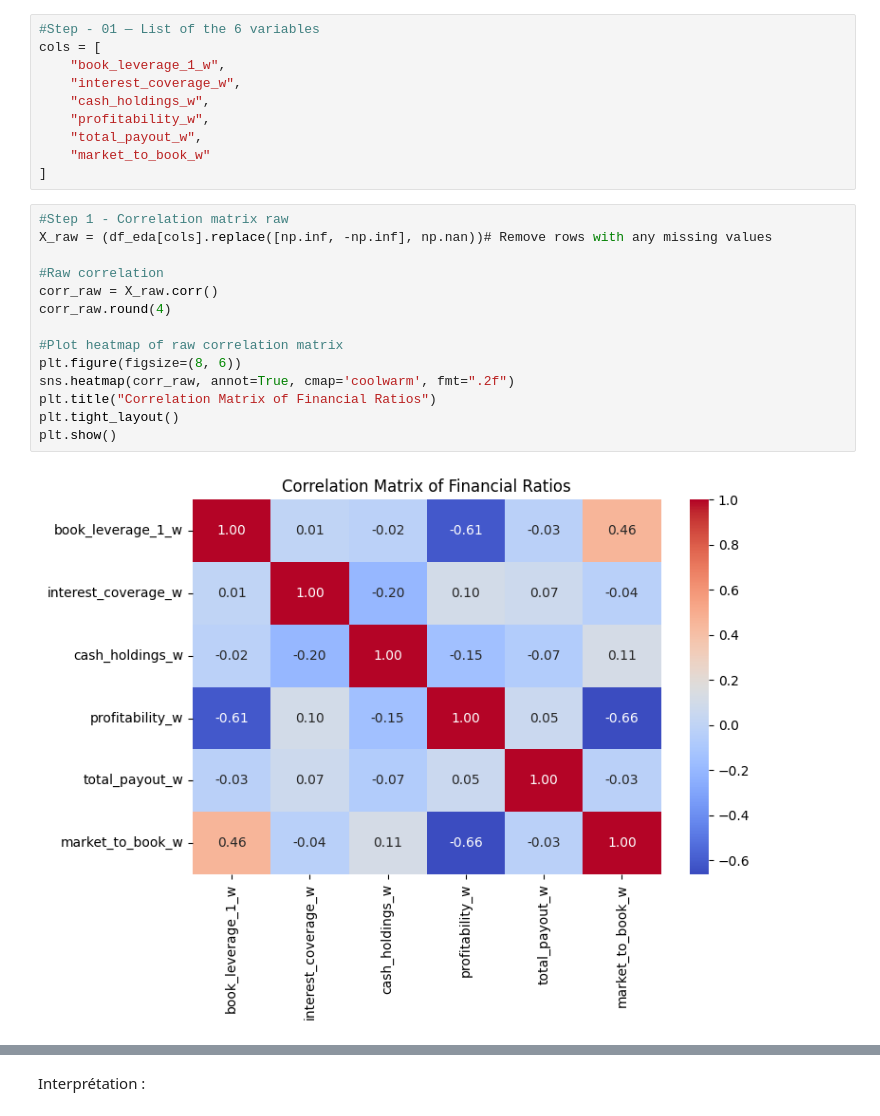
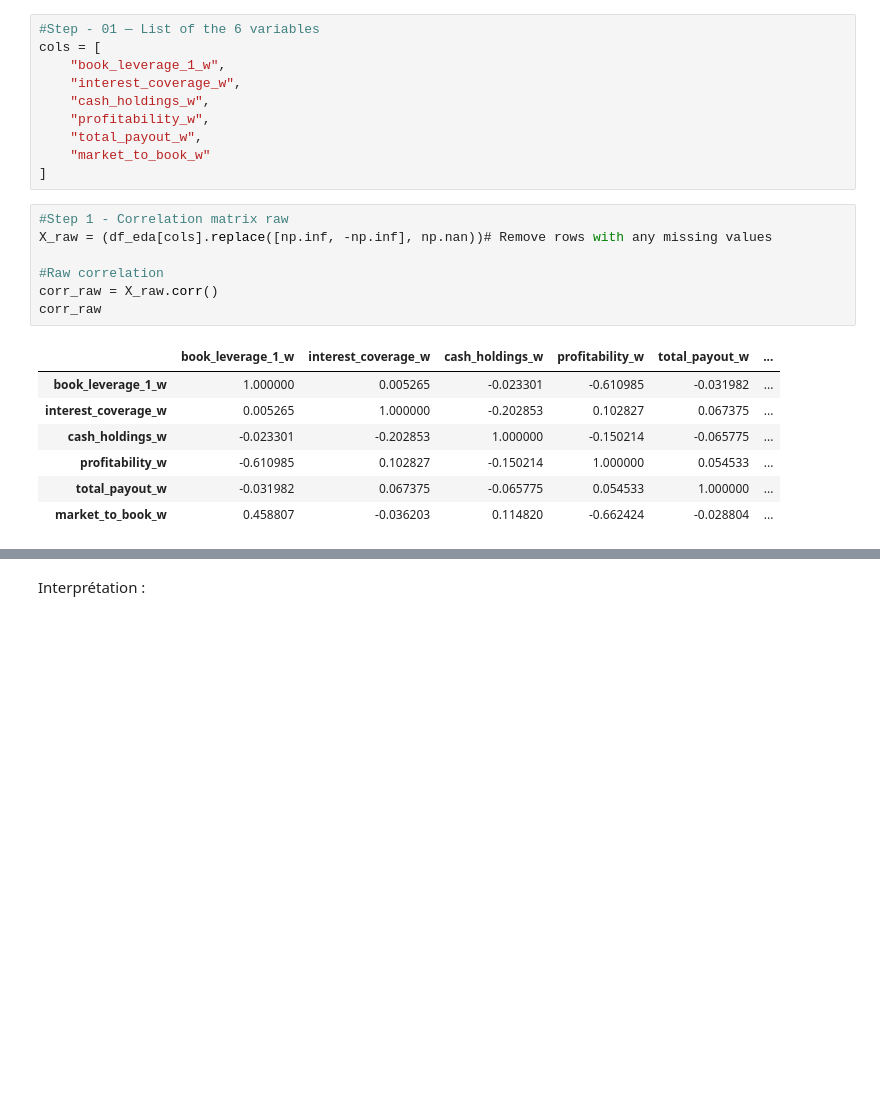
Before and after one commit to NguQLT/Applied-Corporate-Finance-Hw1, a Jupyter notebook: Homework 1 Compustat and its Perils.ipynb, the cells around one changed output, grey strips where cells are left out. Drawn from its saved outputs; the diff is of its cells as text; blank space fills up the shorter version.

```diff
--- a/Homework 1 Compustat and its Perils.ipynb
+++ b/Homework 1 Compustat and its Perils.ipynb
@@ -594,19 +529,18 @@ cols = [
 # %%
 #Step 1 - Correlation matrix raw
 X_raw = (df_eda[cols].replace([np.inf, -np.inf], np.nan))# Remove rows with any missing values
 
 #Raw correlation
 corr_raw = X_raw.corr()
-corr_raw.round(4)
-
-#Plot heatmap of raw correlation matrix
-plt.figure(figsize=(8, 6))
-sns.heatmap(corr_raw, annot=True, cmap='coolwarm', fmt=".2f")
-plt.title("Correlation Matrix of Financial Ratios")
-plt.tight_layout()
-plt.show()
+corr_raw
 # %% [output]
-[figure, removed]
+|  | book_leverage_1_w | interest_coverage_w | cash_holdings_w | profitability_w | total_payout_w | ... |
+| book_leverage_1_w | 1.000000 | 0.005265 | -0.023301 | -0.610985 | -0.031982 | ... |
+| interest_coverage_w | 0.005265 | 1.000000 | -0.202853 | 0.102827 | 0.067375 | ... |
+| cash_holdings_w | -0.023301 | -0.202853 | 1.000000 | -0.150214 | -0.065775 | ... |
+| profitability_w | -0.610985 | 0.102827 | -0.150214 | 1.000000 | 0.054533 | ... |
+| total_payout_w | -0.031982 | 0.067375 | -0.065775 | 0.054533 | 1.000000 | ... |
+| market_to_book_w | 0.458807 | -0.036203 | 0.114820 | -0.662424 | -0.028804 | ... |
 # %%
 #Step 2 - Correlation matrix within
 X_raw = df_eda[["gvkey"] + cols]. replace([np.inf, -np.inf], np.nan).dropna()
```
Also changed, not shown: parts of 42 cells of this notebook.
